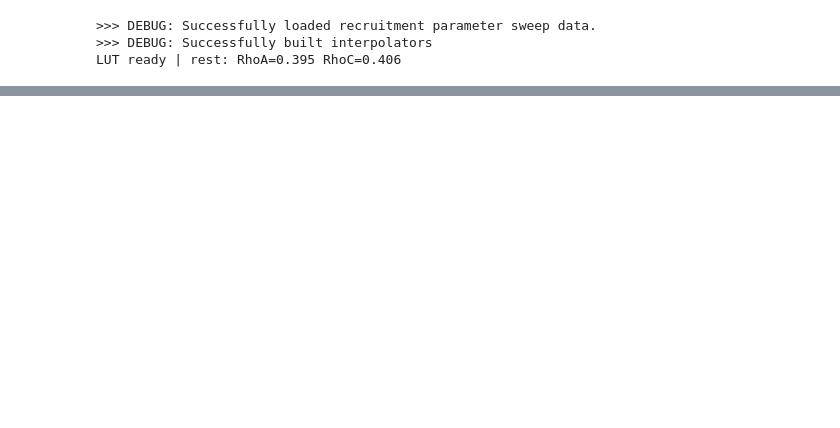
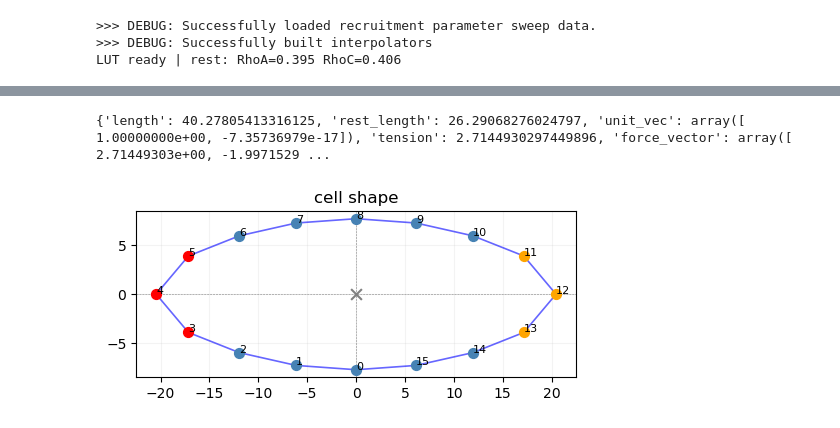
Before and after one commit to emilieyuu/endotehelial-masboss, a Jupyter notebook: notebooks/16_abm_runs.ipynb, the cells around one changed output, grey strips where cells are left out. Saved outputs shown, nothing was run; the diff lists cells and outputs as text; code cells hidden in the pictures; blank space fills up the shorter version.

```diff
--- a/notebooks/16_abm_runs.ipynb
+++ b/notebooks/16_abm_runs.ipynb
@@ -24,0 +58,5 @@ LUT ready | rest: RhoA=0.395 RhoC=0.406
+# %%
+res_wt = run_abm_sim_single(sim_cfg, lut, 6000, 'WT', True)
+# %% [output]
+{'length': 40.27805413316125, 'rest_length': 26.29068276024797, 'unit_vec': array([ 1.00000000e+00, -7.35736979e-17]), 'tension': 2.7144930297449896, 'force_vector': array([ 2.71449303e+00, -1.9971529 ...
+[figure, added]
```
Also changed, not shown: parts of 16 cells of this notebook, 9 other files.
